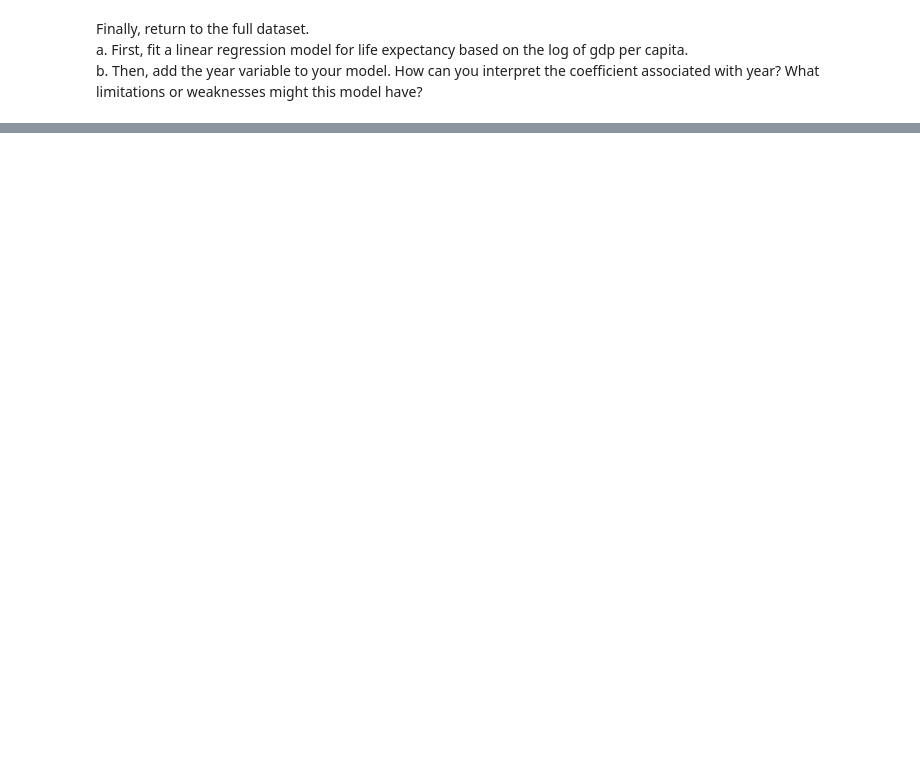
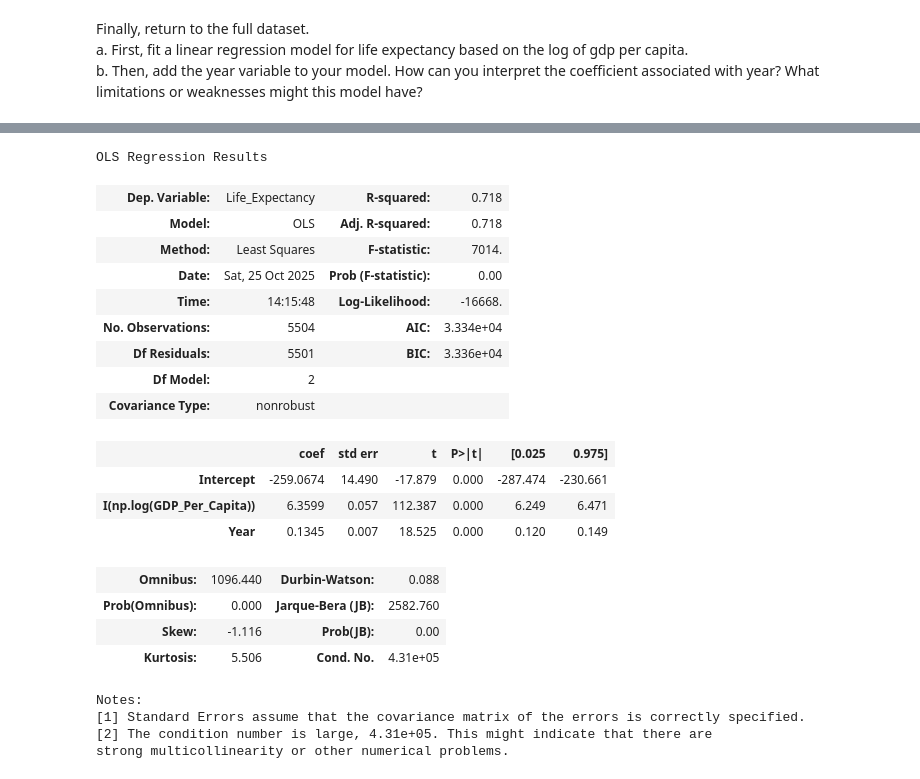
Before and after one commit to nss-data-science-cohort-9/un-linear-regression-aezell314, a Jupyter notebook: notebooks/Linear Regression Practice.ipynb, the cells around one changed output, grey strips where cells are left out. Cells and saved outputs as stored; diff of their text form; code cells hidden in the pictures; blank space fills up the shorter version.

```diff
--- a/notebooks/Linear Regression Practice.ipynb
+++ b/notebooks/Linear Regression Practice.ipynb
@@ -304,0 +315,26 @@ b. Then, add the year variable to your model. How can you interpret the coeffici
+# %%
+lr_le_log_year = smf.ols("Life_Expectancy ~ I(np.log(GDP_Per_Capita)) + Year", data=gdp_le).fit()
+lr_le_log_year.summary()
+# %% [output]
+OLS Regression Results
+| Dep. Variable: | Life_Expectancy | R-squared: | 0.718 |
+| Model: | OLS | Adj. R-squared: | 0.718 |
+| Method: | Least Squares | F-statistic: | 7014. |
+| Date: | Sat, 25 Oct 2025 | Prob (F-statistic): | 0.00 |
+| Time: | 14:15:48 | Log-Likelihood: | -16668. |
+| No. Observations: | 5504 | AIC: | 3.334e+04 |
+| Df Residuals: | 5501 | BIC: | 3.336e+04 |
+| Df Model: | 2 |  |  |
+| Covariance Type: | nonrobust |  |  |
+|  | coef | std err | t | P>|t| | [0.025 | 0.975] |
+| Intercept | -259.0674 | 14.490 | -17.879 | 0.000 | -287.474 | -230.661 |
+| I(np.log(GDP_Per_Capita)) | 6.3599 | 0.057 | 112.387 | 0.000 | 6.249 | 6.471 |
+| Year | 0.1345 | 0.007 | 18.525 | 0.000 | 0.120 | 0.149 |
+| Omnibus: | 1096.440 | Durbin-Watson: | 0.088 |
+| Prob(Omnibus): | 0.000 | Jarque-Bera (JB): | 2582.760 |
+| Skew: | -1.116 | Prob(JB): | 0.00 |
+| Kurtosis: | 5.506 | Cond. No. | 4.31e+05 |
+Notes:
+[1] Standard Errors assume that the covariance matrix of the errors is correctly specified.
+[2] The condition number is large, 4.31e+05. This might indicate that there are
+strong multicollinearity or other numerical problems.
```
Also changed, not shown: parts of 11 cells of this notebook.
